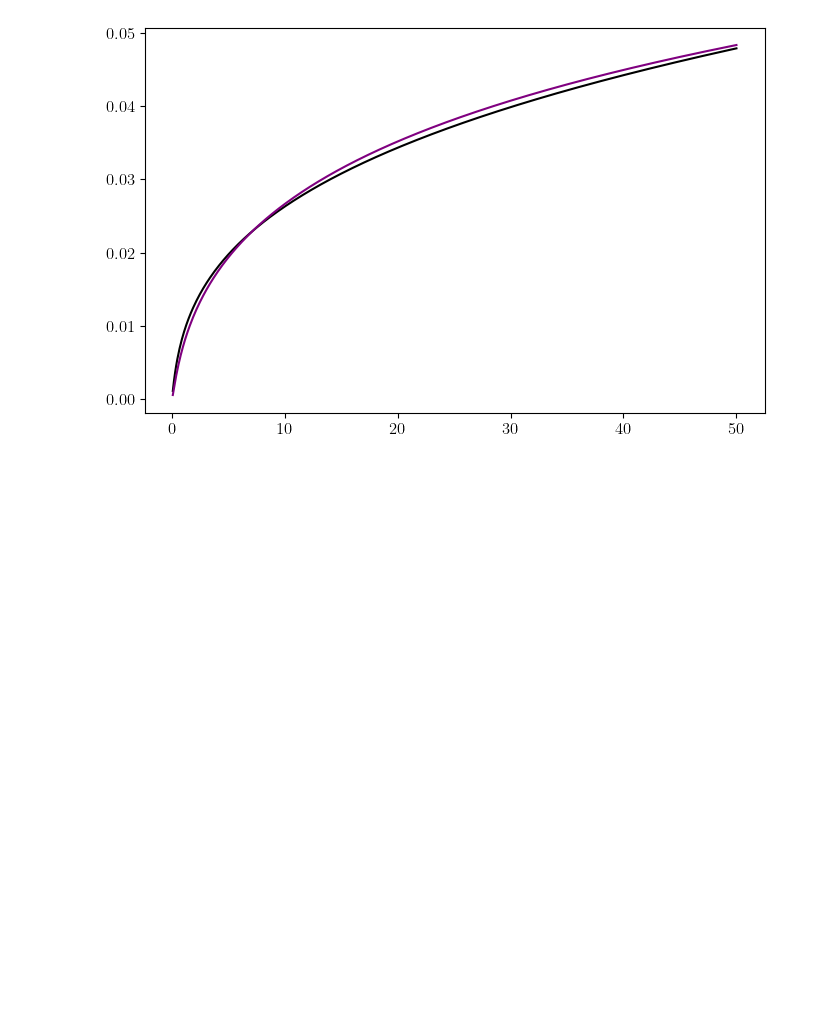
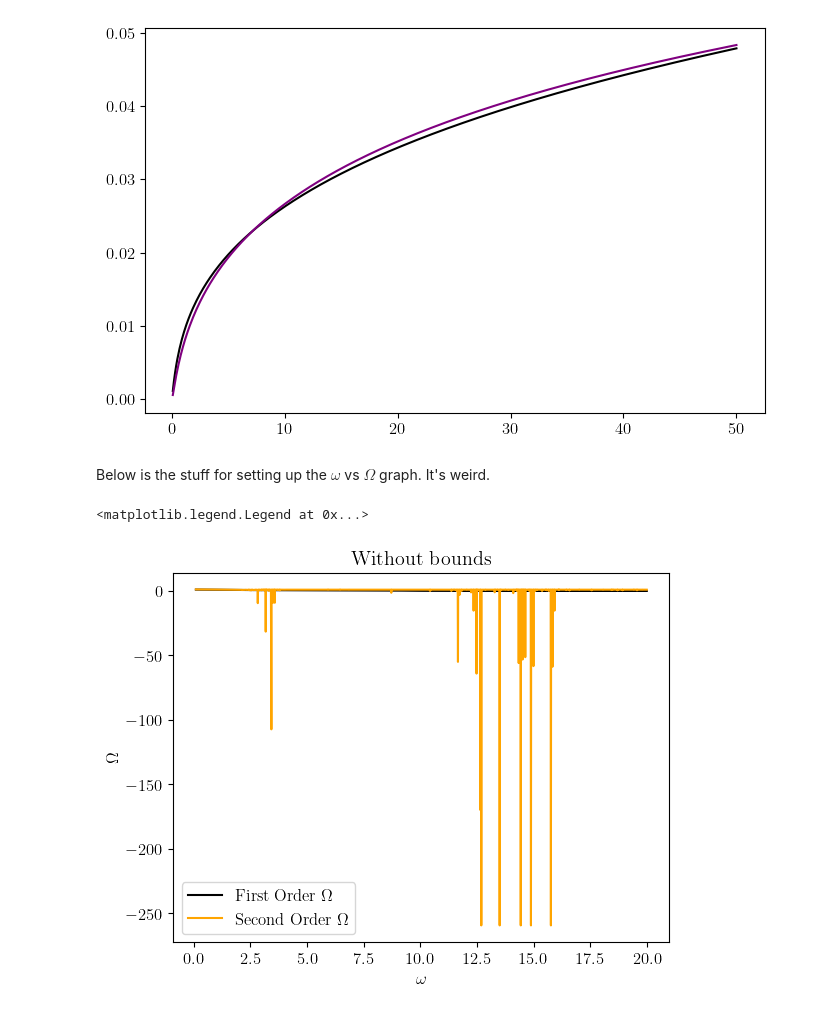
Before and after one commit to ihatebananas/Summer_Research, a Jupyter notebook: comparisons.ipynb, the cells around one changed output. Cells and saved outputs as stored; diff of their text form; code cells hidden in the pictures; blank space fills up the shorter version.

Commit message:
added omega vs Omega graph

```diff
--- a/comparisons.ipynb
+++ b/comparisons.ipynb
@@ -79,10 +79,10 @@ def first_derivative_2o(Omega):
     return (ground2(Omega + h) - ground2(Omega - h)) / (2*h)
 
 def vpt_energy_1o():
-    return ground1(sp.optimize.minimize(ground1, x0=[1.0]).x[0])
+    return ground1(sp.optimize.minimize(ground1, x0=[1.0], bounds=[(1e-6, None)]).x[0])
 
 def vpt_energy_2o():
-    return ground2(sp.optimize.minimize(first_derivative_2o, x0=[1.0]).x[0])
+    return ground2(sp.optimize.minimize(first_derivative_2o, x0=[1.0], bounds=[(1e-6, None)]).x[0])
 # %% [markdown]
 Below is the setup for vanilla perturbation theory. We don't really need to define any new functions, but we do need to give some awkward names to already existing functions since the names have been used above. Again there's a couple helper functions at the end that makes things a little convenient.
 # %%
@@ -322,3 +322,34 @@ ax.plot(gvals, 0.00125*np.log(10*gvals + 1)**2, color='purple')
 # %% [output]
 [<matplotlib.lines.Line2D at 0x...>]
 [figure]
+# %% [markdown]
+Below is the stuff for setting up the $\omega$ vs $\Omega$ graph. It's weird.
+# %%
+omega = np.arange(0.1, 20, 0.01)
+
+Omega_1o = np.zeros_like(omega)
+Omega_2o = np.zeros_like(omega)
+
+for i in range(len(omega)):
+    w = omega[i]
+    Omega_1o[i] = sp.optimize.minimize(ground1, x0=[1.0]).x[0]
+    Omega_2o[i] = sp.optimize.minimize(first_derivative_2o, x0=[1.0]).x[0]
+# %%
+fig = plt.figure()
+ax = fig.add_subplot(1, 1, 1)
+
+
+ax.plot(omega, Omega_1o, label='First Order $\\Omega$', color='black')
+ax.plot(omega, Omega_2o, label='Second Order $\\Omega$', color='orange')
+
+#ax.set_ylim([0, 1.5])
+
+ax.set_title('Without bounds')
+ax.set_xlabel('$\\omega$')
+ax.set_ylabel('$\\Omega$')
+
+
+ax.legend()
+# %% [output]
+<matplotlib.legend.Legend at 0x...>
+[figure, added]
```
